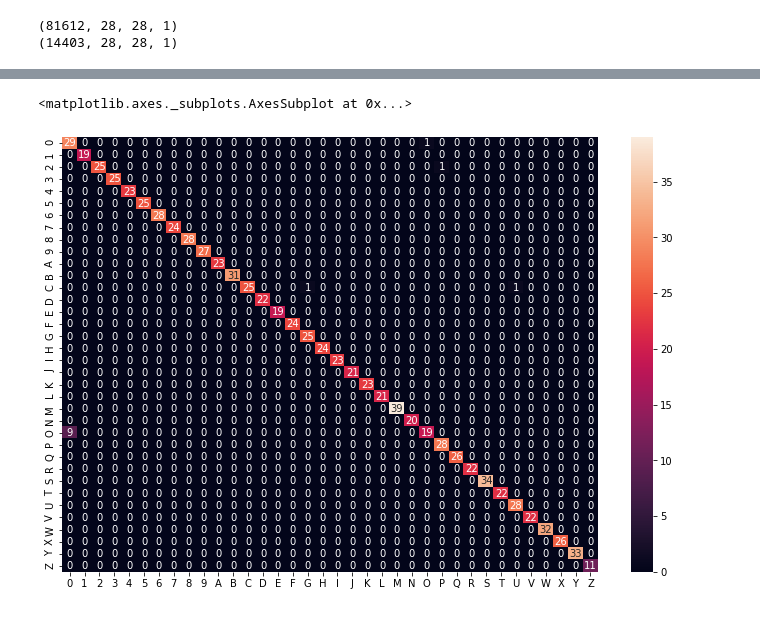
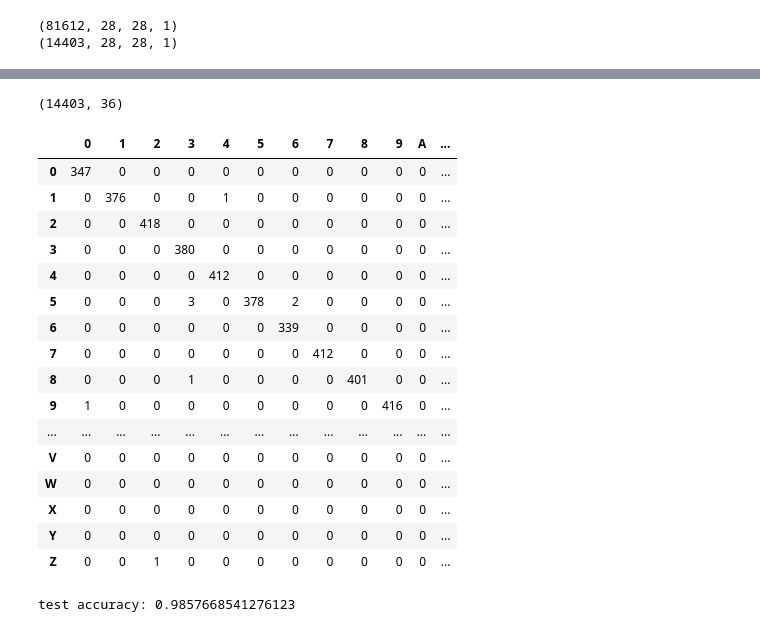
Before and after one commit to yashgupta417/ANPR, a Jupyter notebook: char_recog.ipynb, the cells around one changed output, grey strips where cells are left out. Saved outputs shown, nothing was run; the diff lists cells and outputs as text; code cells hidden in the pictures.

Commit message:
model trained and tested on larger dataset

```diff
--- a/char_recog.ipynb
+++ b/char_recog.ipynb
@@ -367,22 +367,45 @@ def to_label(n):
 y_true=[]
 y_pred=[]
 
+pred=model.predict(X_test)
+print(pred.shape)
+
 for i in range(len(X_test)):
-  pred=model.predict(np.array([X_test[i]]))[0]
-
   # Generate arg maxes for prediction
   y_true.append(np.argmax(Y_test[i]))
-  y_pred.append(np.argmax(pred))
+  y_pred.append(np.argmax(pred[i]))
+# %% [output]
+(14403, 36)
 # %%
 from sklearn.metrics import confusion_matrix
 import seaborn as sn
 mat=confusion_matrix(y_true,y_pred)
 
 labels=[to_label(i) for i in range(36)]
 
 df_cm = pd.DataFrame(mat,labels,labels)
-plt.figure(figsize = (12,8))
-sn.heatmap(df_cm, annot=True)
+df_cm
 # %% [output]
-<matplotlib.axes._subplots.AxesSubplot at 0x...>
-[figure, removed]
+|  | 0 | 1 | 2 | 3 | 4 | 5 | 6 | 7 | 8 | 9 | A | ... |
+| 0 | 347 | 0 | 0 | 0 | 0 | 0 | 0 | 0 | 0 | 0 | 0 | ... |
+| 1 | 0 | 376 | 0 | 0 | 1 | 0 | 0 | 0 | 0 | 0 | 0 | ... |
+| 2 | 0 | 0 | 418 | 0 | 0 | 0 | 0 | 0 | 0 | 0 | 0 | ... |
+| 3 | 0 | 0 | 0 | 380 | 0 | 0 | 0 | 0 | 0 | 0 | 0 | ... |
+| 4 | 0 | 0 | 0 | 0 | 412 | 0 | 0 | 0 | 0 | 0 | 0 | ... |
+| 5 | 0 | 0 | 0 | 3 | 0 | 378 | 2 | 0 | 0 | 0 | 0 | ... |
+| 6 | 0 | 0 | 0 | 0 | 0 | 0 | 339 | 0 | 0 | 0 | 0 | ... |
+| 7 | 0 | 0 | 0 | 0 | 0 | 0 | 0 | 412 | 0 | 0 | 0 | ... |
+| 8 | 0 | 0 | 0 | 1 | 0 | 0 | 0 | 0 | 401 | 0 | 0 | ... |
+| 9 | 1 | 0 | 0 | 0 | 0 | 0 | 0 | 0 | 0 | 416 | 0 | ... |
+| ... | ... | ... | ... | ... | ... | ... | ... | ... | ... | ... | ... | ... |
+| V | 0 | 0 | 0 | 0 | 0 | 0 | 0 | 0 | 0 | 0 | 0 | ... |
+| W | 0 | 0 | 0 | 0 | 0 | 0 | 0 | 0 | 0 | 0 | 0 | ... |
+| X | 0 | 0 | 0 | 0 | 0 | 0 | 0 | 0 | 0 | 0 | 0 | ... |
+| Y | 0 | 0 | 0 | 0 | 0 | 0 | 0 | 0 | 0 | 0 | 0 | ... |
+| Z | 0 | 0 | 1 | 0 | 0 | 0 | 0 | 0 | 0 | 0 | 0 | ... |
+# %%
+from sklearn.metrics import accuracy_score
+test_acc=accuracy_score(y_true, y_pred)
+print(f"test accuracy: {test_acc}")
+# %% [output]
+test accuracy: 0.9857668541276123
```
Also changed, not shown: parts of 5 cells of this notebook.
